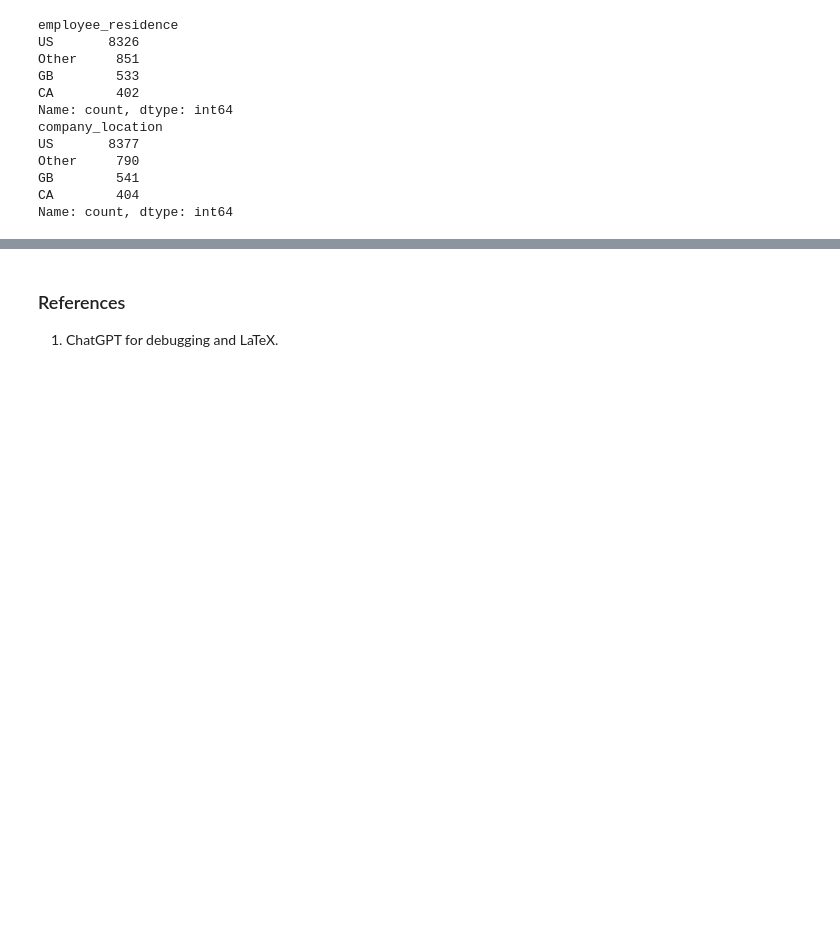
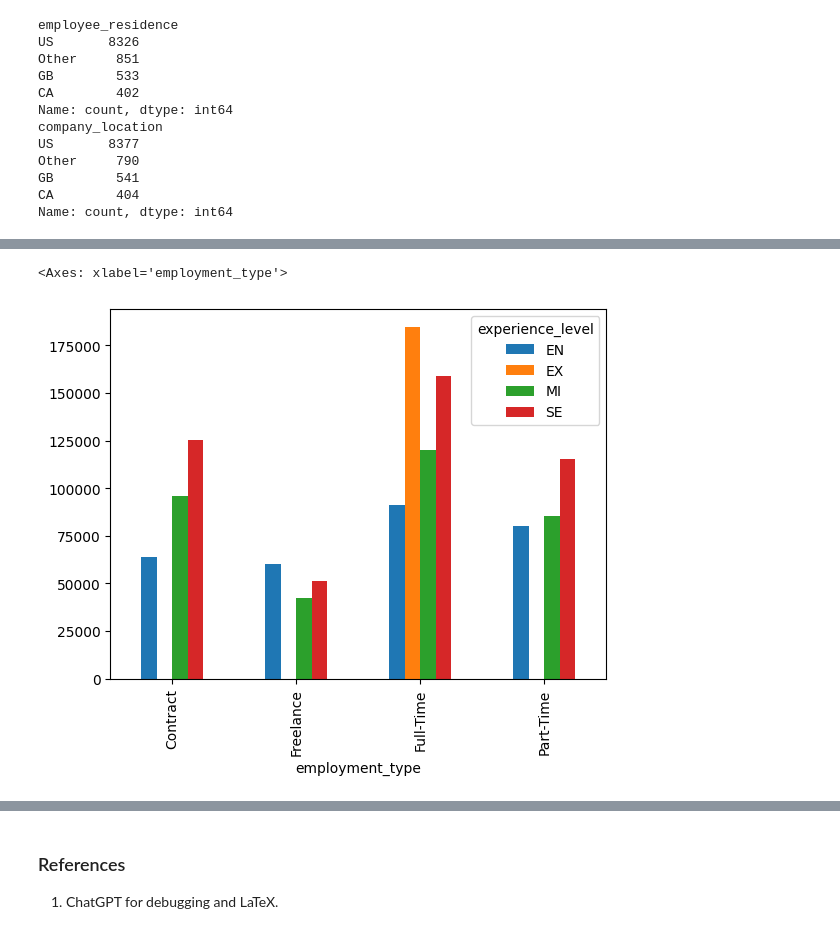
Before and after one commit to fabiola-rojas/itcs3162-proj3, a Jupyter notebook: proj3-salary.ipynb, the cells around one changed output, grey strips where cells are left out. Drawn from its saved outputs; the diff is of its cells as text; code cells hidden in the pictures; blank space fills up the shorter version.

```diff
--- a/proj3-salary.ipynb
+++ b/proj3-salary.ipynb
@@ -207,0 +250,9 @@ Name: count, dtype: int64
+# %%
+df['employment_type'] = df['employment_type'].map({
+    'FT': 'Full-Time', 'PT': 'Part-Time',
+    'CT': 'Contract', 'FL': 'Freelance'
+})
+df.groupby(['employment_type', 'experience_level'])['salary_usd'].mean().unstack().plot(kind='bar')
+# %% [output]
+<Axes: xlabel='employment_type'>
+[figure, added]
```
Also changed, not shown: parts of 17 cells of this notebook.
